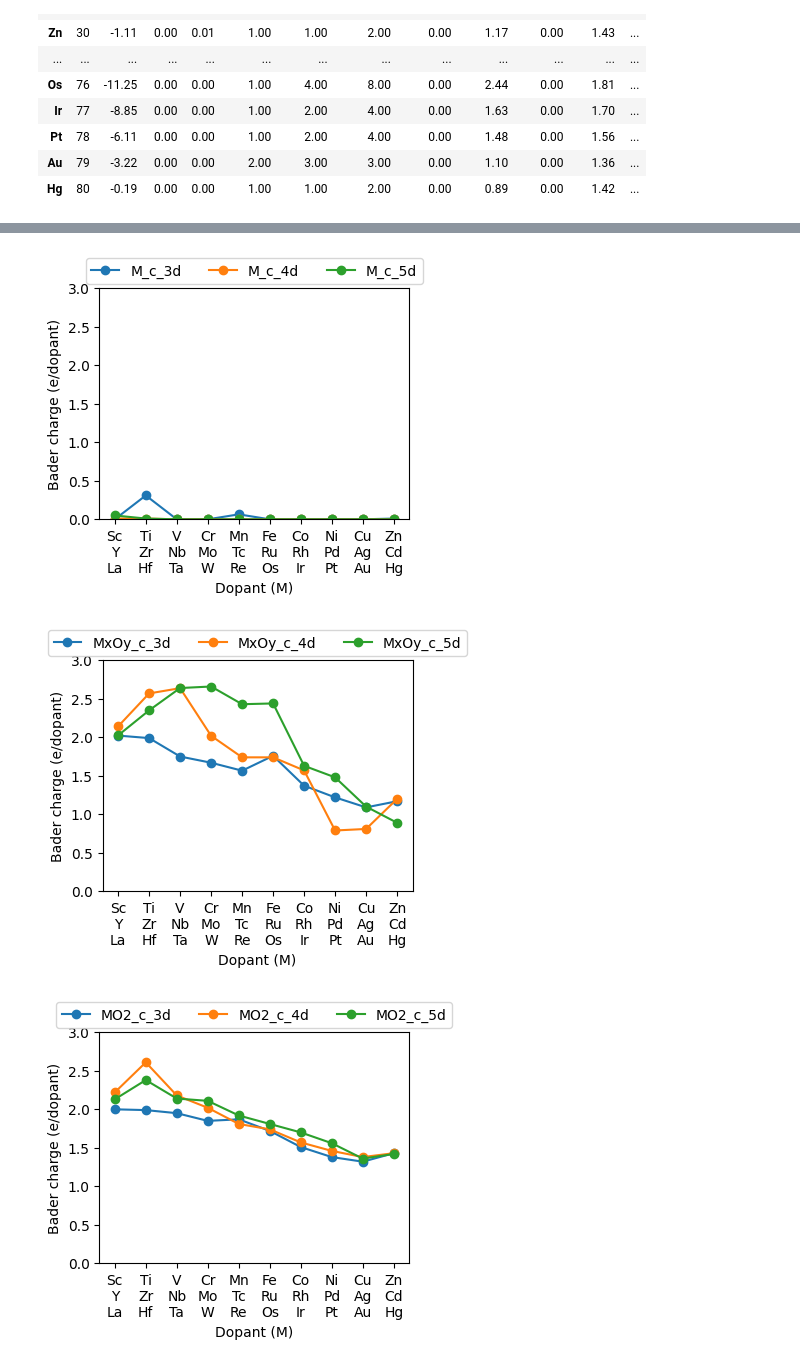
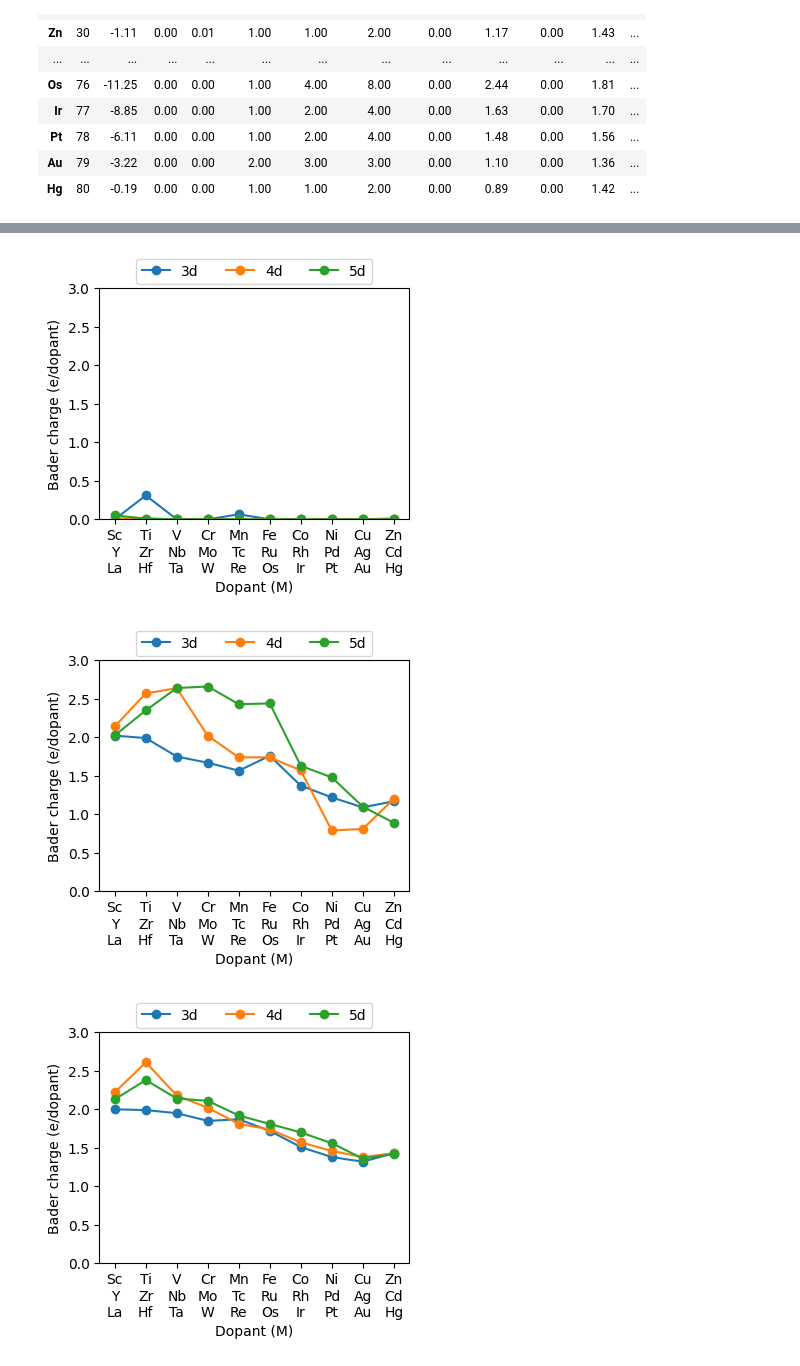
Before and after one commit to jhyeonjung97/tools, a Jupyter notebook: ruo2/doping1.ipynb, the cells around one changed output, grey strips where cells are left out. Cells and saved outputs as stored; diff of their text form; code cells hidden in the pictures.

```diff
--- a/ruo2/doping1.ipynb
+++ b/ruo2/doping1.ipynb
@@ -128,7 +139,11 @@ for i in range(chunk):
         )
     )
 
-for c, col in enumerate(['M-RuO2_fe1', 'M-RuO2_fe2', 'M-RuO2_fe3']):
+for col in ['M-RuO2_fe1', 'M-RuO2_fe2', 'M-RuO2_fe3', 'M-IrO2_fe1', 'M-IrO2_fe2', 'M-IrO2_fe3']:
+    host_oxide = col.split('_')[0]
+    host_oxide = host_oxide.split('M-')[1]
+    c = col[-1]
+
     plt.figure(figsize=(4,3))
 
     for si, (lo, hi) in enumerate(slices):
@@ -145,18 +160,24 @@ for c, col in enumerate(['M-RuO2_fe1', 'M-RuO2_fe2', 'M-RuO2_fe3']):
             color=colors[si % len(colors)],
         )
 
+    if c != '1':
+        # plt.axvline(x=1, color='black', linestyle='--', zorder=1)
+        plt.axhline(y=0, color='silver', linestyle='--', zorder=0)
+
     plt.xlim(0.5, chunk + 0.5)
     plt.legend(bbox_to_anchor=(0.5, 1.02), loc='lower center', borderaxespad=0, ncol=3)
     # plt.legend(bbox_to_anchor=(1.02, 1), loc='upper left', borderaxespad=0)
     plt.xticks(x, xtick_labels)
 
+    if c == '2':
+        plt.ylim(-3.0, 1.5)
+    elif c == '3':
+        plt.ylim(-1.0, 3.0)
+
     plt.xlabel('Dopant (M)')
     plt.ylabel('Formation energy (eV/dopant)')
-    plt.savefig(f'{root}/figures/bulk_formation_energy{c}.png', dpi=dpi, transparent=True, bbox_inches='tight')
+    plt.savefig(f'{root}/figures/bulk_{host_oxide}_formation_energy{c}.png', dpi=dpi, transparent=True, bbox_inches='tight')
 
     plt.show()
     plt.close()
-
-    # Co Ni Cu
-    # Co Ni Cu
 # %% [output]
@@ -166,5 +190,5 @@ for c, col in enumerate(['M-RuO2_fe1', 'M-RuO2_fe2', 'M-RuO2_fe3']):
 # %%
-for c, col in enumerate(['M_m', 'MxOy_m', 'MO2_m', 'M-RuO2_m7']):
+for c, col in enumerate(['M_m', 'MxOy_m', 'MO2_m', 'M-RuO2_m7', 'M-IrO2_m7']):
     plt.figure(figsize=(4,3))
 
     for si, (lo, hi) in enumerate(slices):
@@ -200,34 +225,34 @@ for c, col in enumerate(['M_m', 'MxOy_m', 'MO2_m', 'M-RuO2_m7']):
 # %%
-for c, col in enumerate(['M_c', 'MxOy_c', 'MO2_c', 'M-RuO2_c7']):
+for c, col in enumerate(['M_c', 'MxOy_c', 'MO2_c', 'M-RuO2_c7', 'M-IrO2_c7']):
     plt.figure(figsize=(4,3))
 
     for si, (lo, hi) in enumerate(slices):
         if lo >= n:
             break
         hi = min(hi, n)
         y = (np.abs(data[col].iloc[lo:hi])).to_numpy() # per dopant
         plt.plot(
             x[: len(y)],
             y,
             marker='o',
             linestyle='-',
-            label=f'{col}_{row_suffix[si]}',
+            label=f'{row_suffix[si]}',
             color=colors[si % len(colors)],
         )
 
     plt.xlim(0.5, chunk + 0.5)
     plt.ylim(0.0, 3.0)
     plt.legend(bbox_to_anchor=(0.5, 1.02), loc='lower center', borderaxespad=0, ncol=3)
     # plt.legend(bbox_to_anchor=(1.02, 1), loc='upper left', borderaxespad=0)
     plt.xticks(x, xtick_labels)
 
     plt.xlabel('Dopant (M)')
     plt.ylabel('Bader charge (e/dopant)')
     plt.savefig(f'{root}/figures/bulk_bader_charge{c}.png', dpi=dpi, transparent=True, bbox_inches='tight')
 
     plt.show()
     plt.close()
 # %% [output]
-[figure, old version]
+[figure, new version]
-[figure, old version]
+[figure, new version]
-[figure, old version]
+[figure, new version]
```
Also changed, not shown: parts of 6 cells of this notebook.
